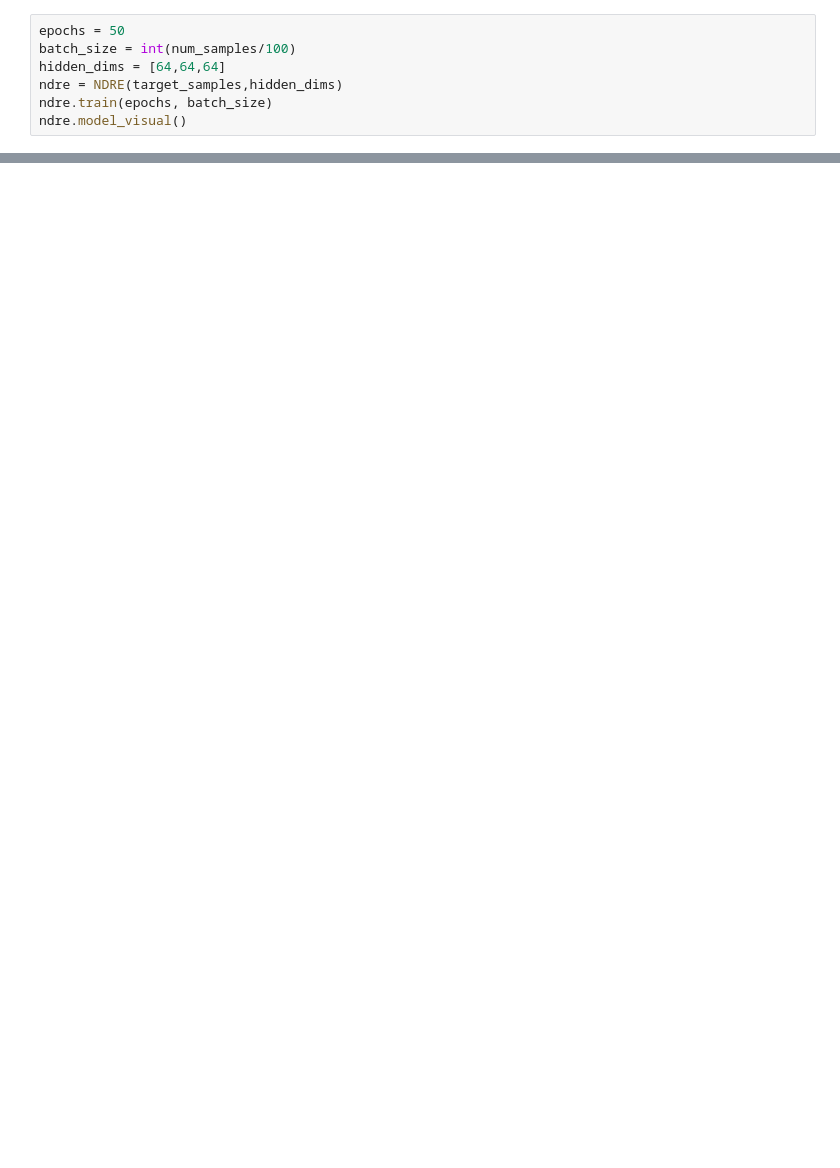
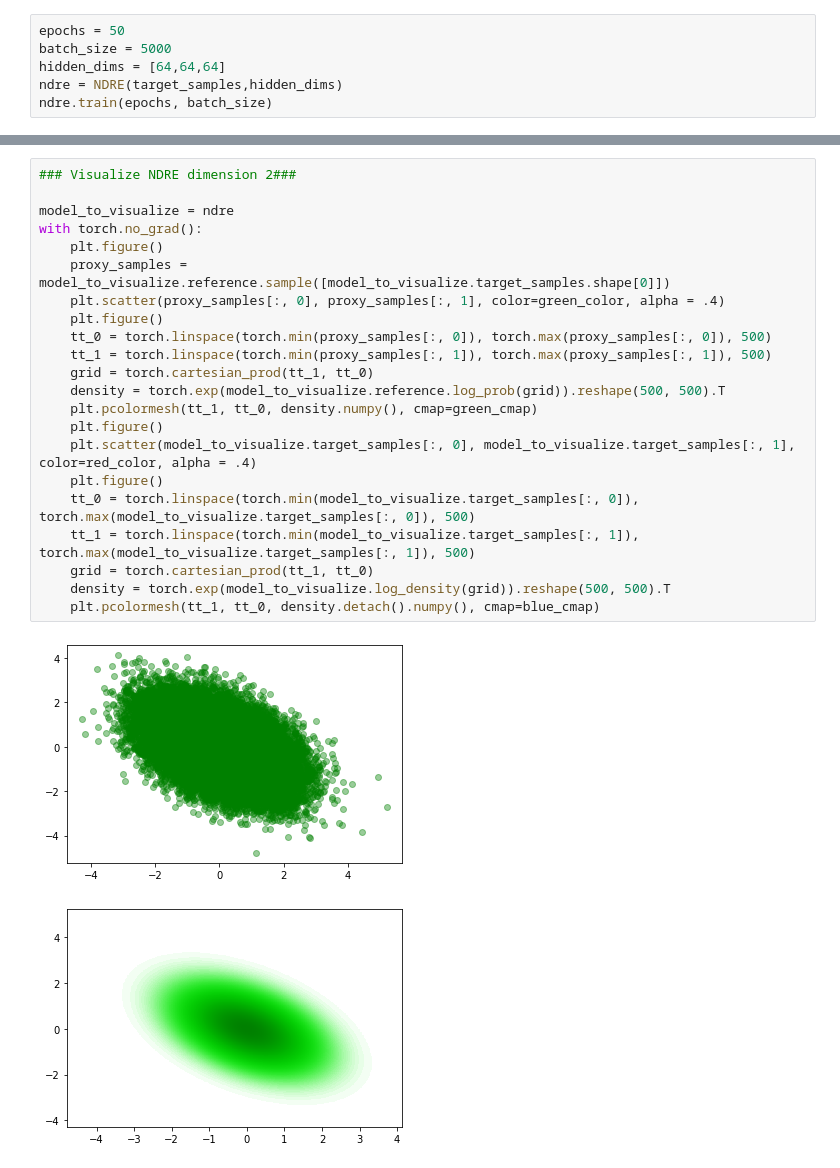
Before and after one commit to ElouanARGOUARCH/NeuralRatio, a Jupyter notebook: experiments/[DONE] NDRE & CNDRE.ipynb, the cells around one changed output, grey strips where cells are left out. Saved outputs shown, nothing was run; the diff lists cells and outputs as text; blank space fills up the shorter version.

```diff
--- a/experiments/[DONE] NDRE & CNDRE.ipynb
+++ b/experiments/[DONE] NDRE & CNDRE.ipynb
@@ -34,7 +100,6 @@ p, target_log_density, target_samples = target.get_target()
 # %%
 epochs = 50
-batch_size = int(num_samples/100)
+batch_size = 5000
 hidden_dims = [64,64,64]
 ndre = NDRE(target_samples,hidden_dims)
 ndre.train(epochs, batch_size)
-ndre.model_visual()
@@ -46,0 +106,25 @@ ndre.model_visual()
+# %%
+### Visualize NDRE dimension 2###
+
+model_to_visualize = ndre
+with torch.no_grad():
+    plt.figure()
+    proxy_samples = model_to_visualize.reference.sample([model_to_visualize.target_samples.shape[0]])
+    plt.scatter(proxy_samples[:, 0], proxy_samples[:, 1], color=green_color, alpha = .4)
+    plt.figure()
+    tt_0 = torch.linspace(torch.min(proxy_samples[:, 0]), torch.max(proxy_samples[:, 0]), 500)
+    tt_1 = torch.linspace(torch.min(proxy_samples[:, 1]), torch.max(proxy_samples[:, 1]), 500)
+    grid = torch.cartesian_prod(tt_1, tt_0)
+    density = torch.exp(model_to_visualize.reference.log_prob(grid)).reshape(500, 500).T
+    plt.pcolormesh(tt_1, tt_0, density.numpy(), cmap=green_cmap)
+    plt.figure()
+    plt.scatter(model_to_visualize.target_samples[:, 0], model_to_visualize.target_samples[:, 1], color=red_color, alpha = .4)
+    plt.figure()
+    tt_0 = torch.linspace(torch.min(model_to_visualize.target_samples[:, 0]), torch.max(model_to_visualize.target_samples[:, 0]), 500)
+    tt_1 = torch.linspace(torch.min(model_to_visualize.target_samples[:, 1]), torch.max(model_to_visualize.target_samples[:, 1]), 500)
+    grid = torch.cartesian_prod(tt_1, tt_0)
+    density = torch.exp(model_to_visualize.log_density(grid)).reshape(500, 500).T
+    plt.pcolormesh(tt_1, tt_0, density.detach().numpy(), cmap=blue_cmap)
+# %% [output]
+[figure, added]
+[figure, added]
```
Also changed, not shown: parts of 15 cells of this notebook, 8 other files.
